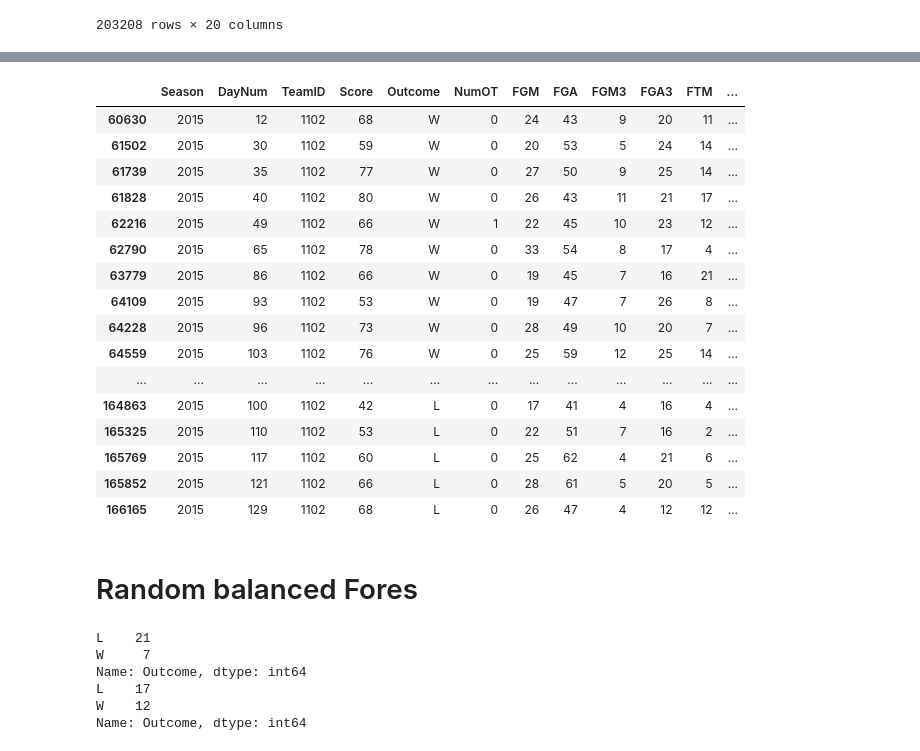
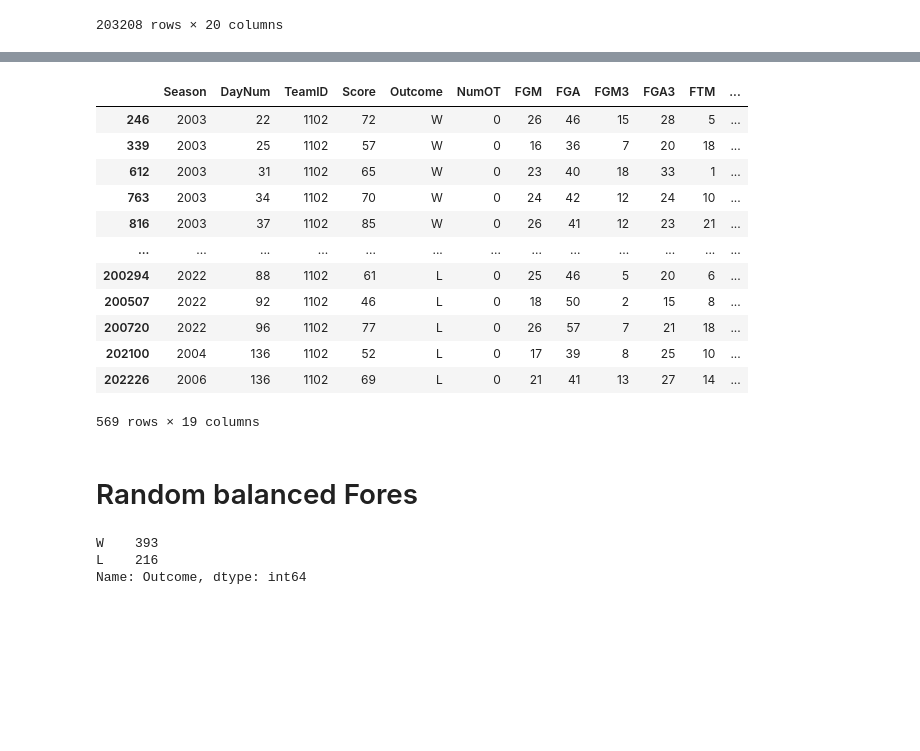
Before and after one commit to ShaneDoane/Final-Project, a Jupyter notebook: Machine Learning Models.ipynb, the cells around one changed output, grey strips where cells are left out. Cells and saved outputs as stored; diff of their text form; code cells hidden in the pictures; blank space fills up the shorter version.

```diff
--- a/Machine Learning Models.ipynb
+++ b/Machine Learning Models.ipynb
@@ -83,24 +75,20 @@ team1_df
 # %%
-team2_df = Season_2014_df[Season_2014_df['TeamID']==1102]
+team2_df = dropped_all_game_df[dropped_all_game_df['TeamID']==1102]
 team2_df
 # %% [output]
 |  | Season | DayNum | TeamID | Score | Outcome | NumOT | FGM | FGA | FGM3 | FGA3 | FTM | ... |
-| 60630 | 2015 | 12 | 1102 | 68 | W | 0 | 24 | 43 | 9 | 20 | 11 | ... |
-| 61502 | 2015 | 30 | 1102 | 59 | W | 0 | 20 | 53 | 5 | 24 | 14 | ... |
-| 61739 | 2015 | 35 | 1102 | 77 | W | 0 | 27 | 50 | 9 | 25 | 14 | ... |
-| 61828 | 2015 | 40 | 1102 | 80 | W | 0 | 26 | 43 | 11 | 21 | 17 | ... |
-| 62216 | 2015 | 49 | 1102 | 66 | W | 1 | 22 | 45 | 10 | 23 | 12 | ... |
-| 62790 | 2015 | 65 | 1102 | 78 | W | 0 | 33 | 54 | 8 | 17 | 4 | ... |
-| 63779 | 2015 | 86 | 1102 | 66 | W | 0 | 19 | 45 | 7 | 16 | 21 | ... |
-| 64109 | 2015 | 93 | 1102 | 53 | W | 0 | 19 | 47 | 7 | 26 | 8 | ... |
-| 64228 | 2015 | 96 | 1102 | 73 | W | 0 | 28 | 49 | 10 | 20 | 7 | ... |
-| 64559 | 2015 | 103 | 1102 | 76 | W | 0 | 25 | 59 | 12 | 25 | 14 | ... |
+| 246 | 2003 | 22 | 1102 | 72 | W | 0 | 26 | 46 | 15 | 28 | 5 | ... |
+| 339 | 2003 | 25 | 1102 | 57 | W | 0 | 16 | 36 | 7 | 20 | 18 | ... |
+| 612 | 2003 | 31 | 1102 | 65 | W | 0 | 23 | 40 | 18 | 33 | 1 | ... |
+| 763 | 2003 | 34 | 1102 | 70 | W | 0 | 24 | 42 | 12 | 24 | 10 | ... |
+| 816 | 2003 | 37 | 1102 | 85 | W | 0 | 26 | 41 | 12 | 23 | 21 | ... |
 | ... | ... | ... | ... | ... | ... | ... | ... | ... | ... | ... | ... | ... |
-| 164863 | 2015 | 100 | 1102 | 42 | L | 0 | 17 | 41 | 4 | 16 | 4 | ... |
-| 165325 | 2015 | 110 | 1102 | 53 | L | 0 | 22 | 51 | 7 | 16 | 2 | ... |
-| 165769 | 2015 | 117 | 1102 | 60 | L | 0 | 25 | 62 | 4 | 21 | 6 | ... |
-| 165852 | 2015 | 121 | 1102 | 66 | L | 0 | 28 | 61 | 5 | 20 | 5 | ... |
-| 166165 | 2015 | 129 | 1102 | 68 | L | 0 | 26 | 47 | 4 | 12 | 12 | ... |
+| 200294 | 2022 | 88 | 1102 | 61 | L | 0 | 25 | 46 | 5 | 20 | 6 | ... |
+| 200507 | 2022 | 92 | 1102 | 46 | L | 0 | 18 | 50 | 2 | 15 | 8 | ... |
+| 200720 | 2022 | 96 | 1102 | 77 | L | 0 | 26 | 57 | 7 | 21 | 18 | ... |
+| 202100 | 2004 | 136 | 1102 | 52 | L | 0 | 17 | 39 | 8 | 25 | 10 | ... |
+| 202226 | 2006 | 136 | 1102 | 69 | L | 0 | 21 | 41 | 13 | 27 | 14 | ... |
+569 rows × 19 columns
 # %% [markdown]
 # Random balanced Fores
 # %%
@@ -118,14 +102,10 @@ team2_outcome_df = team2_df['Outcome']
 # %%
 # Check the balance of our target values
 print(team1_outcome_df.value_counts())
-print(team2_outcome_df.value_counts())
 # %% [output]
-L    21
-W     7
+W    393
+L    216
 Name: Outcome, dtype: int64
-L    17
-W    12
-Name: Outcome, dtype: int64
 # %%
 from sklearn.model_selection import train_test_split
 X_train, X_test, y_train, y_test = train_test_split(team1_dummies_df,
```
Also changed, not shown: parts of 26 cells of this notebook.
